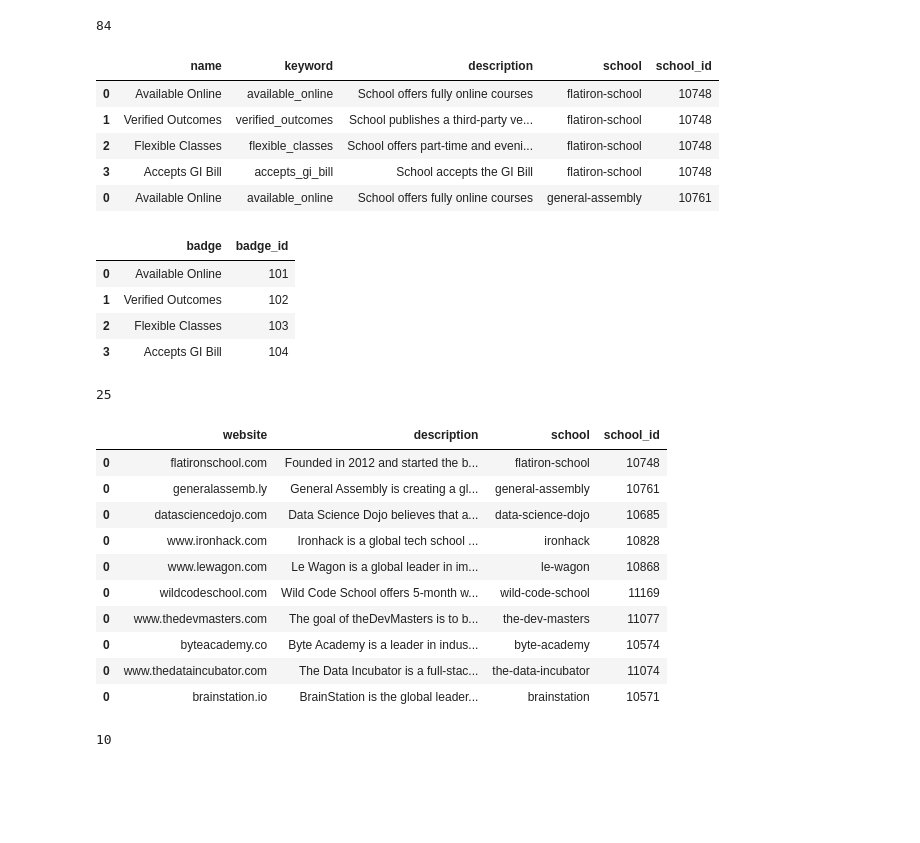
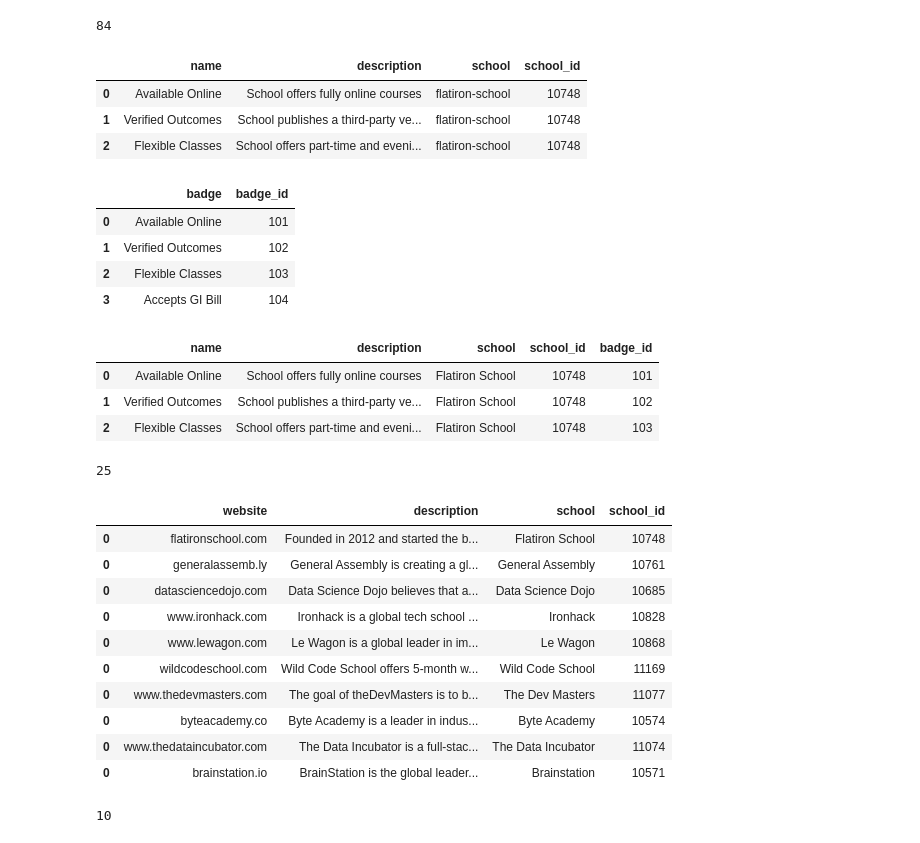
Before and after one commit to ekraj-pok/sql-project, a Jupyter notebook: main.ipynb, the cells around one changed output. Drawn from its saved outputs; the diff is of its cells as text; code cells hidden in the pictures; blank space fills up the shorter version.

```diff
--- a/main.ipynb
+++ b/main.ipynb
@@ -309,14 +296,13 @@ courses.to_sql('courses', engine, if_exists = 'replace', index = False)
 # %%
 badges = pd.concat(badges_list)
 badges['description'] = badges['description'].str.replace(r'<[^<>]*>', '', regex=True)
-badges.head()
+badges.drop(["keyword"], axis = 1, inplace = True, errors = "ignore")
+badges.head(3)
 # %% [output]
-|  | name | keyword | description | school | school_id |
-| 0 | Available Online | available_online | School offers fully online courses | flatiron-school | 10748 |
-| 1 | Verified Outcomes | verified_outcomes | School publishes a third-party ve... | flatiron-school | 10748 |
-| 2 | Flexible Classes | flexible_classes | School offers part-time and eveni... | flatiron-school | 10748 |
-| 3 | Accepts GI Bill | accepts_gi_bill | School accepts the GI Bill | flatiron-school | 10748 |
-| 0 | Available Online | available_online | School offers fully online courses | general-assembly | 10761 |
+|  | name | description | school | school_id |
+| 0 | Available Online | School offers fully online courses | flatiron-school | 10748 |
+| 1 | Verified Outcomes | School publishes a third-party ve... | flatiron-school | 10748 |
+| 2 | Flexible Classes | School offers part-time and eveni... | flatiron-school | 10748 |
 # %%
 badge_list = list(badges.name.unique())
 badge_id = [101, 102, 103, 104]
@@ -330,3 +316,11 @@ badge_df
 | 3 | Accepts GI Bill | 104 |
 # %%
 badges['badge_id'] = badges['name'].map(badge_df.set_index('badge')['badge_id'])
+badges['school'] = (badges['school'].str.split('-').str[0:]).apply(lambda x: ' '.join(x)).str.title()
+
+badges.head(3)
+# %% [output]
+|  | name | description | school | school_id | badge_id |
+| 0 | Available Online | School offers fully online courses | Flatiron School | 10748 | 101 |
+| 1 | Verified Outcomes | School publishes a third-party ve... | Flatiron School | 10748 | 102 |
+| 2 | Flexible Classes | School offers part-time and eveni... | Flatiron School | 10748 | 103 |
@@ -346,19 +337,20 @@ schools.drop(['LogoUrl'], axis = 1, inplace = True, errors = 'ignore')
 schools['description'] = schools['description'].str.replace(r'<[^<>]*>', '', regex=True)
 schools['website'] = schools['website'].str.split('/', n = 1).str[0]
 schools['website'] = schools['website'].str.split('?', n = 1).str[0]
+schools['school'] = (schools['school'].str.split('-').str[0:]).apply(lambda x: ' '.join(x)).str.title()
 schools.head(10)
 # %% [output]
 |  | website | description | school | school_id |
-| 0 | flatironschool.com | Founded in 2012 and started the b... | flatiron-school | 10748 |
-| 0 | generalassemb.ly | General Assembly is creating a gl... | general-assembly | 10761 |
-| 0 | datasciencedojo.com | Data Science Dojo believes that a... | data-science-dojo | 10685 |
-| 0 | www.ironhack.com | Ironhack is a global tech school ... | ironhack | 10828 |
-| 0 | www.lewagon.com | Le Wagon is a global leader in im... | le-wagon | 10868 |
-| 0 | wildcodeschool.com | Wild Code School offers 5-month w... | wild-code-school | 11169 |
-| 0 | www.thedevmasters.com | The goal of theDevMasters is to b... | the-dev-masters | 11077 |
-| 0 | byteacademy.co | Byte Academy is a leader in indus... | byte-academy | 10574 |
-| 0 | www.thedataincubator.com | The Data Incubator is a full-stac... | the-data-incubator | 11074 |
-| 0 | brainstation.io | BrainStation is the global leader... | brainstation | 10571 |
+| 0 | flatironschool.com | Founded in 2012 and started the b... | Flatiron School | 10748 |
+| 0 | generalassemb.ly | General Assembly is creating a gl... | General Assembly | 10761 |
+| 0 | datasciencedojo.com | Data Science Dojo believes that a... | Data Science Dojo | 10685 |
+| 0 | www.ironhack.com | Ironhack is a global tech school ... | Ironhack | 10828 |
+| 0 | www.lewagon.com | Le Wagon is a global leader in im... | Le Wagon | 10868 |
+| 0 | wildcodeschool.com | Wild Code School offers 5-month w... | Wild Code School | 11169 |
+| 0 | www.thedevmasters.com | The goal of theDevMasters is to b... | The Dev Masters | 11077 |
+| 0 | byteacademy.co | Byte Academy is a leader in indus... | Byte Academy | 10574 |
+| 0 | www.thedataincubator.com | The Data Incubator is a full-stac... | The Data Incubator | 11074 |
+| 0 | brainstation.io | BrainStation is the global leader... | Brainstation | 10571 |
 # %%
 schools.to_csv("schools.csv")
 schools.to_sql('schools', engine, if_exists = 'replace', index = False)
```
Also changed, not shown: parts of 10 cells of this notebook, 7 other files.
